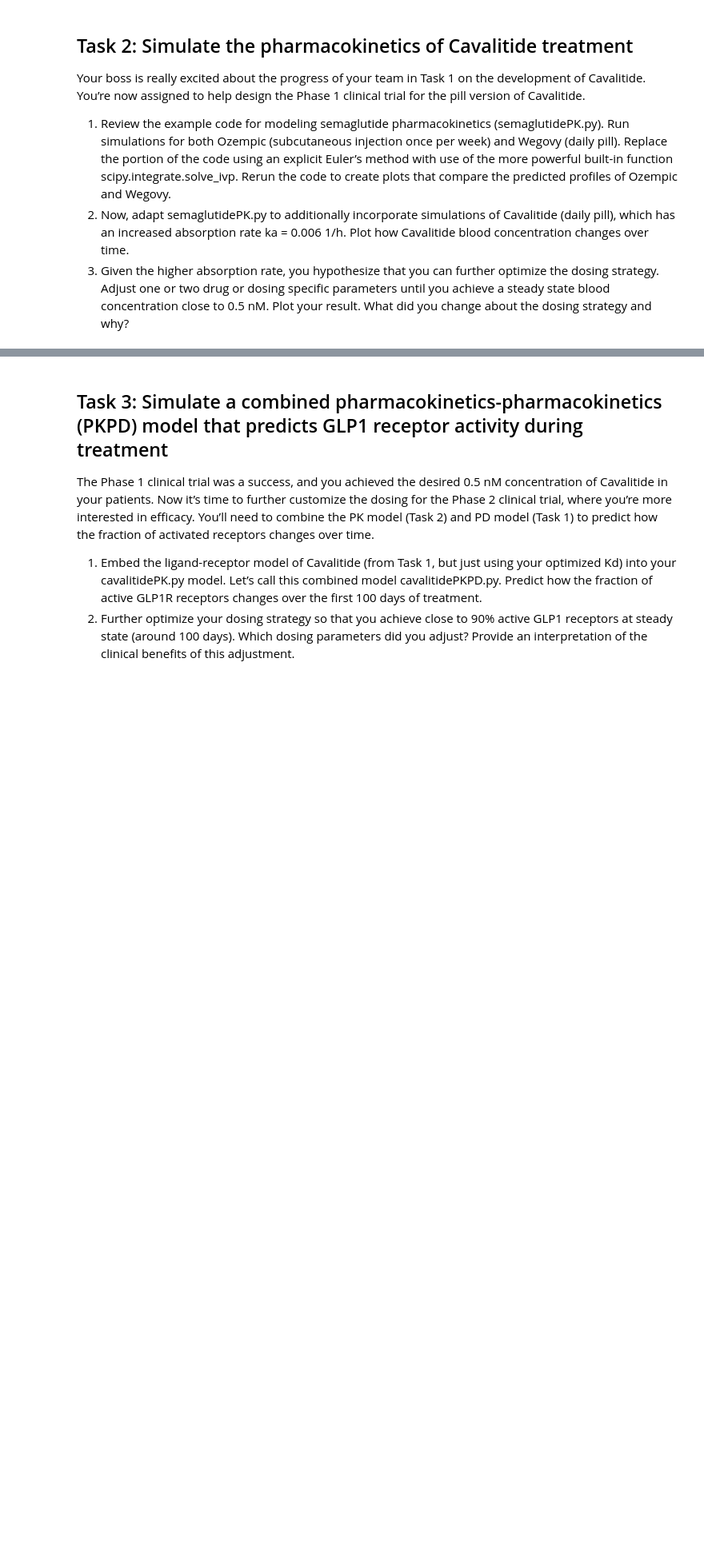
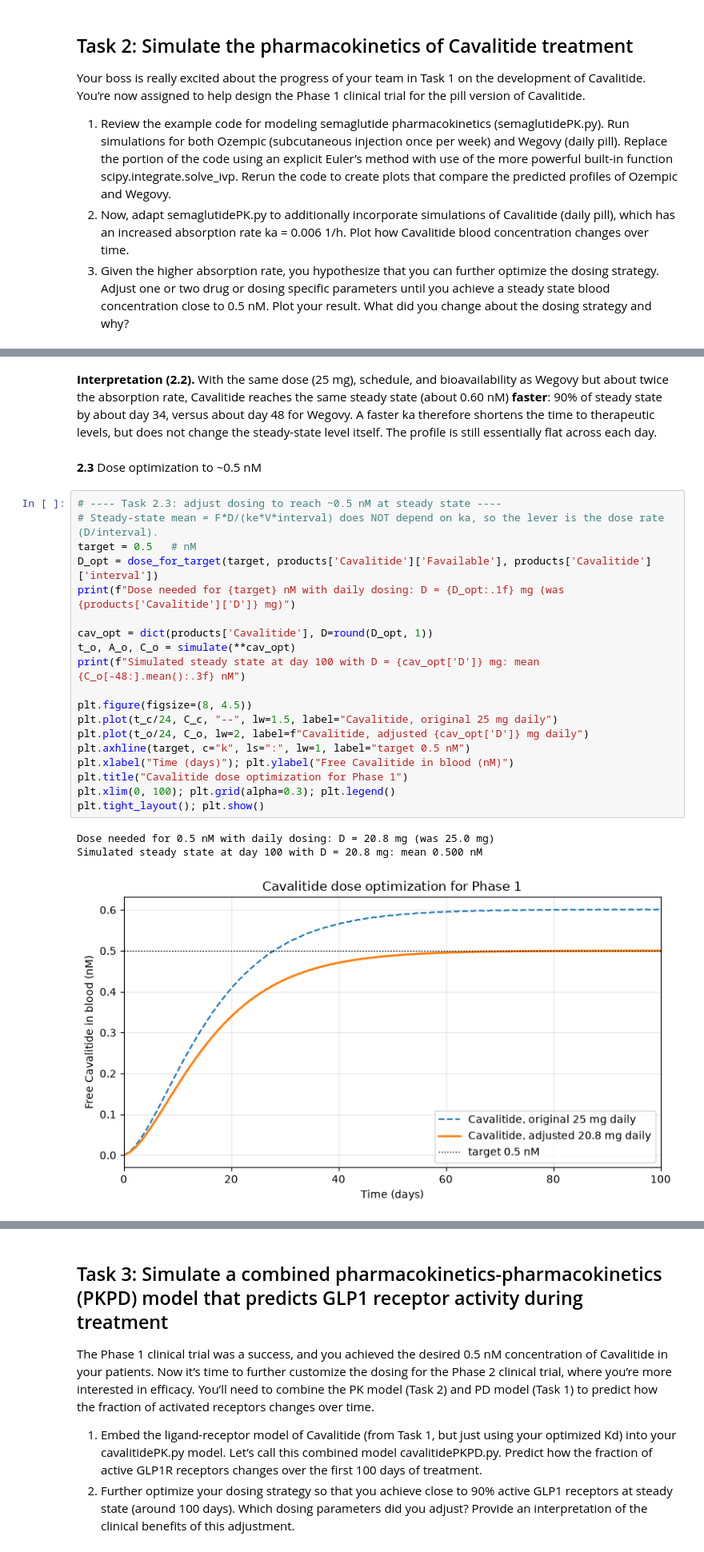
Before and after one commit to tessvit/BME2315_Module3, a Jupyter notebook: Module3_Project_JupyterNotebook.ipynb, the cells around one changed output, grey strips where cells are left out. Shown at 80% size. Cells and saved outputs as stored; diff of their text form; blank space fills up the shorter version.

Commit message:
Compiled code into final Jupyter notebook
Pushing code compiled into final Jupyter notebook file. Still working on adding comments and final touches

```diff
--- a/Module3_Project_JupyterNotebook.ipynb
+++ b/Module3_Project_JupyterNotebook.ipynb
@@ -34,0 +243,27 @@ Your boss is really excited about the progress of your team in Task 1 on the dev
+# %% [markdown]
+**Interpretation (2.2).** With the same dose (25 mg), schedule, and bioavailability as Wegovy but about twice the absorption rate, Cavalitide reaches the same steady state (about 0.60 nM) **faster**: 90% of steady state by about day 34, versus about day 48 for Wegovy. A faster ka therefore shortens the time to therapeutic levels, but does not change the steady-state level itself. The profile is still essentially flat across each day.
+# %% [markdown]
+**2.3** Dose optimization to ~0.5 nM
+# %%
+# ---- Task 2.3: adjust dosing to reach ~0.5 nM at steady state ----
+# Steady-state mean = F*D/(ke*V*interval) does NOT depend on ka, so the lever is the dose rate (D/interval).
+target = 0.5   # nM
+D_opt = dose_for_target(target, products['Cavalitide']['Favailable'], products['Cavalitide']['interval'])
+print(f"Dose needed for {target} nM with daily dosing: D = {D_opt:.1f} mg (was {products['Cavalitide']['D']} mg)")
+
+cav_opt = dict(products['Cavalitide'], D=round(D_opt, 1))
+t_o, A_o, C_o = simulate(**cav_opt)
+print(f"Simulated steady state at day 100 with D = {cav_opt['D']} mg: mean {C_o[-48:].mean():.3f} nM")
+
+plt.figure(figsize=(8, 4.5))
+plt.plot(t_c/24, C_c, "--", lw=1.5, label="Cavalitide, original 25 mg daily")
+plt.plot(t_o/24, C_o, lw=2, label=f"Cavalitide, adjusted {cav_opt['D']} mg daily")
+plt.axhline(target, c="k", ls=":", lw=1, label="target 0.5 nM")
+plt.xlabel("Time (days)"); plt.ylabel("Free Cavalitide in blood (nM)")
+plt.title("Cavalitide dose optimization for Phase 1")
+plt.xlim(0, 100); plt.grid(alpha=0.3); plt.legend()
+plt.tight_layout(); plt.show()
+# %% [output]
+Dose needed for 0.5 nM with daily dosing: D = 20.8 mg (was 25.0 mg)
+Simulated steady state at day 100 with D = 20.8 mg: mean 0.500 nM
+[figure, added]
```
Also changed, not shown: parts of 28 cells of this notebook, 1 other file.
